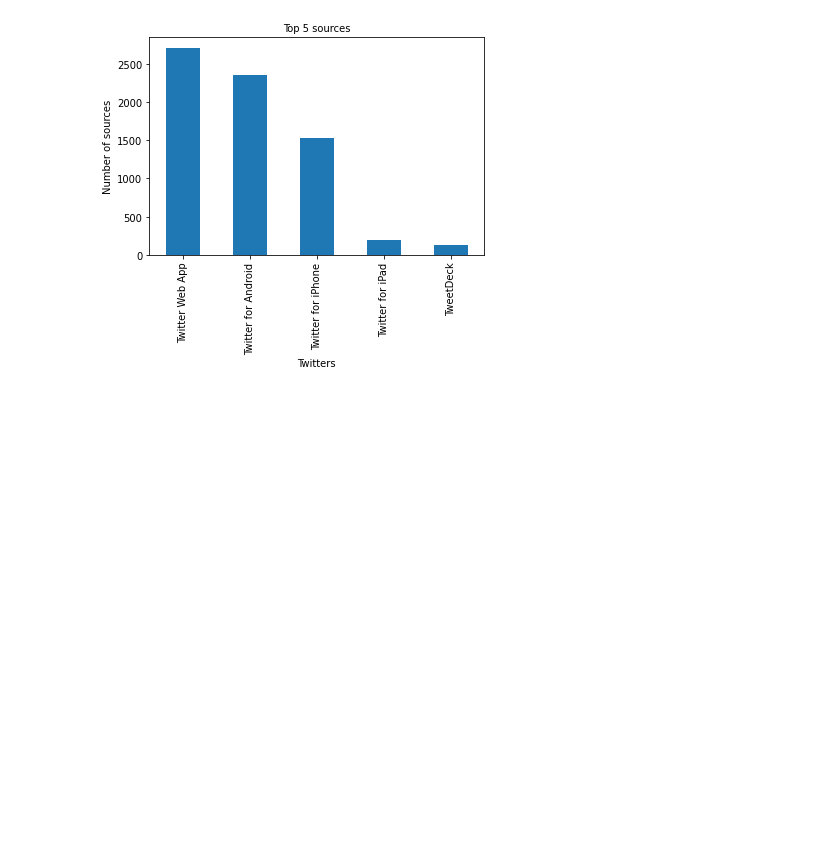
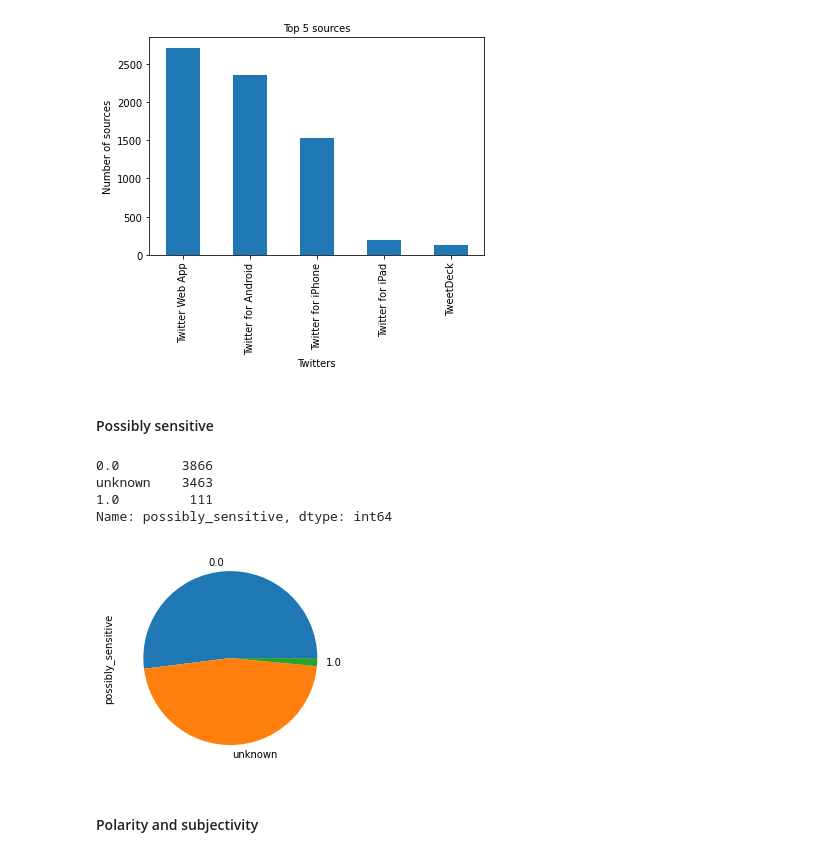
Before and after one commit to Fisseha-Estifanos/Twitter-Data-Analysis, a Jupyter notebook: notebooks/EDA.ipynb, the cells around one changed output. Drawn from its saved outputs; the diff is of its cells as text; code cells hidden in the pictures; blank space fills up the shorter version.

```diff
--- a/notebooks/EDA.ipynb
+++ b/notebooks/EDA.ipynb
@@ -194,3 +198,18 @@ tweets_df.source.value_counts()[:5].plot(ax=ax, kind='bar')
 # %% [output]
 <AxesSubplot:title={'center':'Top 5 sources'}, xlabel='Twitters', ylabel='Number of sources'>
 [figure]
+# %% [markdown]
+#### Possibly sensitive
+# %%
+tweets_df["possibly_sensitive"].value_counts()
+# %% [output]
+0.0        3866
+unknown    3463
+1.0         111
+Name: possibly_sensitive, dtype: int64
+# %%
+tweets_df["possibly_sensitive"].value_counts().plot(kind="pie");
+# %% [output]
+[figure, added]
+# %% [markdown]
+#### Polarity and subjectivity
```
Also changed, not shown: parts of 7 cells of this notebook.
